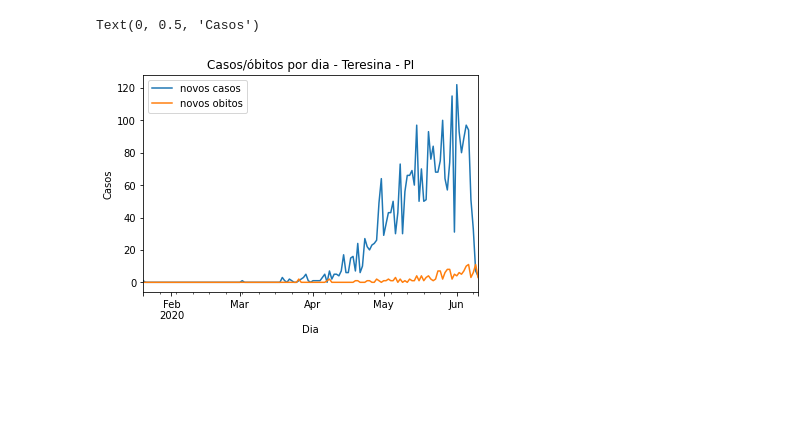
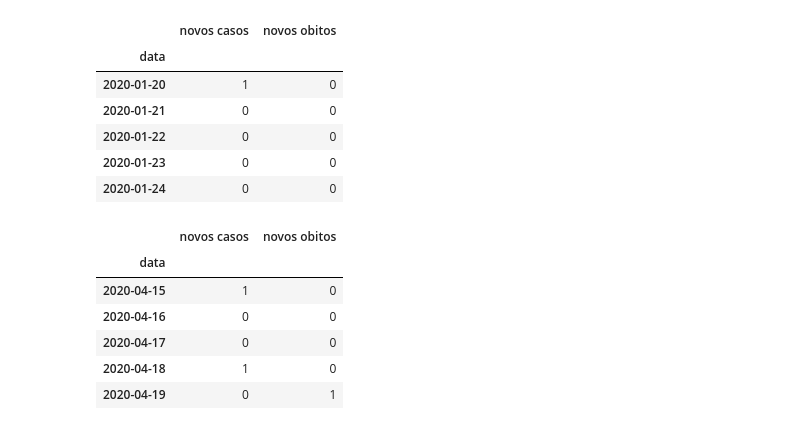
Before and after one commit to diegofsousa/panorama-covid-19-piaui, a Jupyter notebook: primeira_analise.ipynb, the cells around one changed output. Drawn from its saved outputs; the diff is of its cells as text; code cells hidden in the pictures; blank space fills up the shorter version.

```diff
--- a/primeira_analise.ipynb
+++ b/primeira_analise.ipynb
@@ -48,8 +20,0 @@ teresina_df
-# %%
-plot = teresina_df.plot(kind='line')
-plot.set_title("Casos/óbitos por dia - Teresina - PI")
-plot.set_xlabel("Dia")
-plot.set_ylabel("Casos")
-# %% [output]
-Text(0, 0.5, 'Casos')
-[figure, removed]
@@ -55,0 +36,20 @@ Text(0, 0.5, 'Casos')
+# %%
+teresina_df_date_index.head()
+# %% [output]
+|  | novos casos | novos obitos |
+| data |  |  |
+| 2020-01-20 | 1 | 0 |
+| 2020-01-21 | 0 | 0 |
+| 2020-01-22 | 0 | 0 |
+| 2020-01-23 | 0 | 0 |
+| 2020-01-24 | 0 | 0 |
+# %%
+picos_df_date_index.head()
+# %% [output]
+|  | novos casos | novos obitos |
+| data |  |  |
+| 2020-04-15 | 1 | 0 |
+| 2020-04-16 | 0 | 0 |
+| 2020-04-17 | 0 | 0 |
+| 2020-04-18 | 1 | 0 |
+| 2020-04-19 | 0 | 1 |
```
Also changed, not shown: parts of 11 cells of this notebook, 4 other files.
